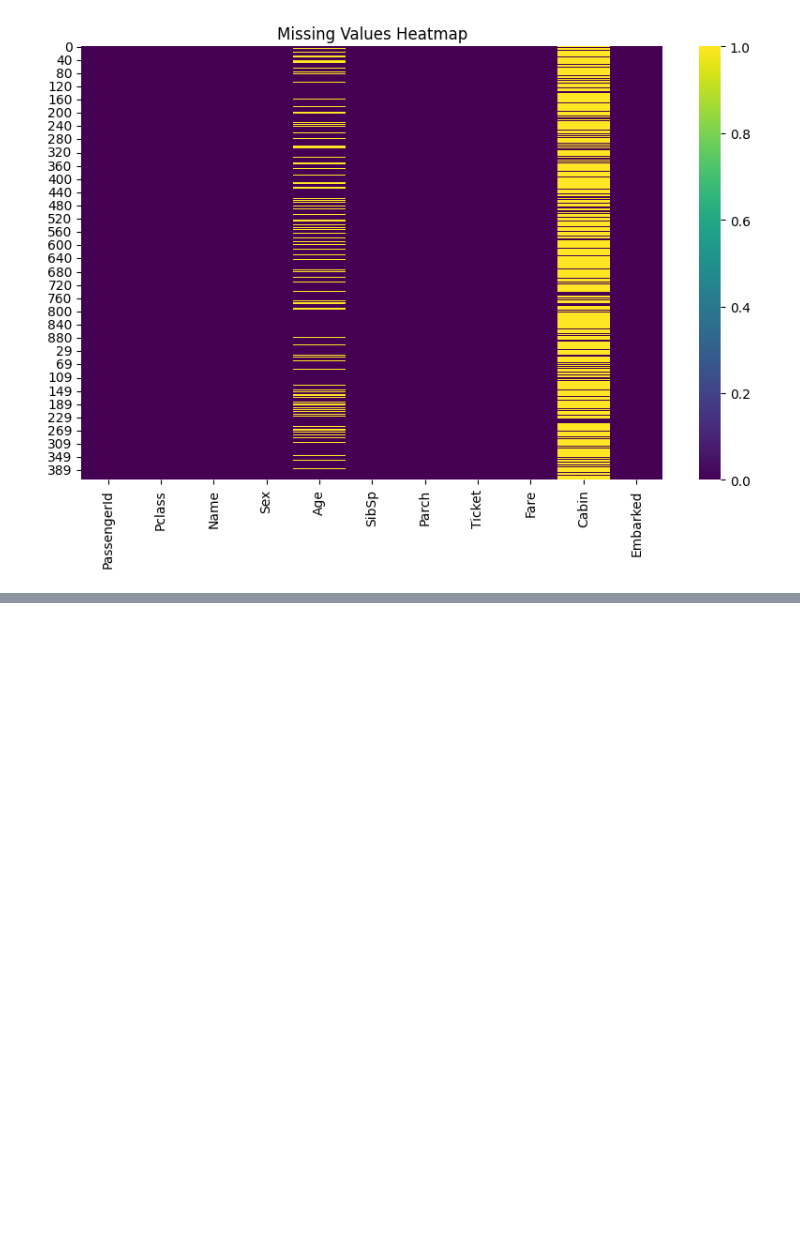
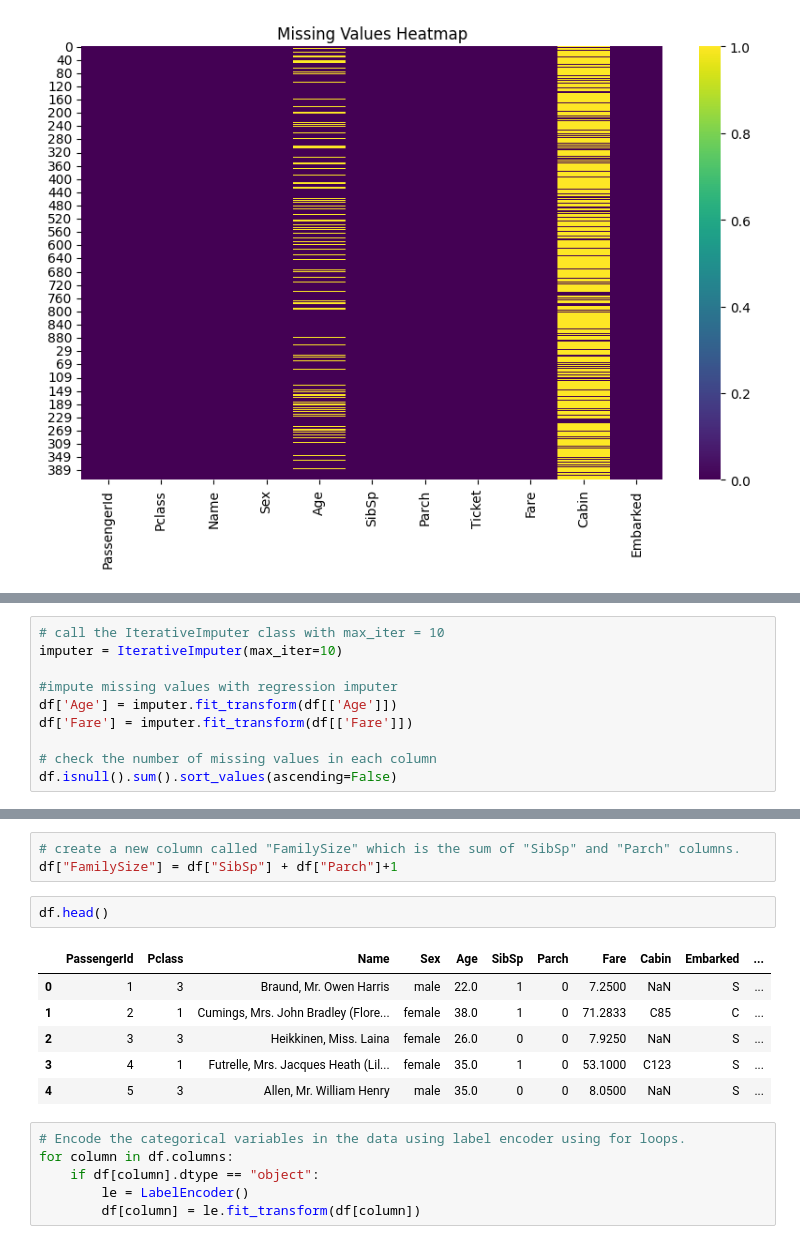
Before and after one commit to isaifullah/KPITB-Course, a Jupyter notebook: Week 4/assignment_titanic.ipynb, the cells around one changed output, grey strips where cells are left out. Cells and saved outputs as stored; diff of their text form; blank space fills up the shorter version.

```diff
--- a/Week 4/assignment_titanic.ipynb
+++ b/Week 4/assignment_titanic.ipynb
@@ -157,0 +198,10 @@ plt.show()
+# %%
+# call the IterativeImputer class with max_iter = 10
+imputer = IterativeImputer(max_iter=10)
+
+#impute missing values with regression imputer
+df['Age'] = imputer.fit_transform(df[['Age']])
+df['Fare'] = imputer.fit_transform(df[['Fare']])
+
+# check the number of missing values in each column
+df.isnull().sum().sort_values(ascending=False)
@@ -157,0 +293,18 @@ plt.show()
+# %%
+# create a new column called "FamilySize" which is the sum of "SibSp" and "Parch" columns.
+df["FamilySize"] = df["SibSp"] + df["Parch"]+1
+# %%
+df.head()
+# %% [output]
+|  | PassengerId | Pclass | Name | Sex | Age | SibSp | Parch | Fare | Cabin | Embarked | ... |
+| 0 | 1 | 3 | Braund, Mr. Owen Harris | male | 22.0 | 1 | 0 | 7.2500 | NaN | S | ... |
+| 1 | 2 | 1 | Cumings, Mrs. John Bradley (Flore... | female | 38.0 | 1 | 0 | 71.2833 | C85 | C | ... |
+| 2 | 3 | 3 | Heikkinen, Miss. Laina | female | 26.0 | 0 | 0 | 7.9250 | NaN | S | ... |
+| 3 | 4 | 1 | Futrelle, Mrs. Jacques Heath (Lil... | female | 35.0 | 1 | 0 | 53.1000 | C123 | S | ... |
+| 4 | 5 | 3 | Allen, Mr. William Henry | male | 35.0 | 0 | 0 | 8.0500 | NaN | S | ... |
+# %%
+# Encode the categorical variables in the data using label encoder using for loops.
+for column in df.columns:
+    if df[column].dtype == "object":
+        le = LabelEncoder()
+        df[column] = le.fit_transform(df[column])
```
Also changed, not shown: parts of 31 cells of this notebook, 1 other file.
